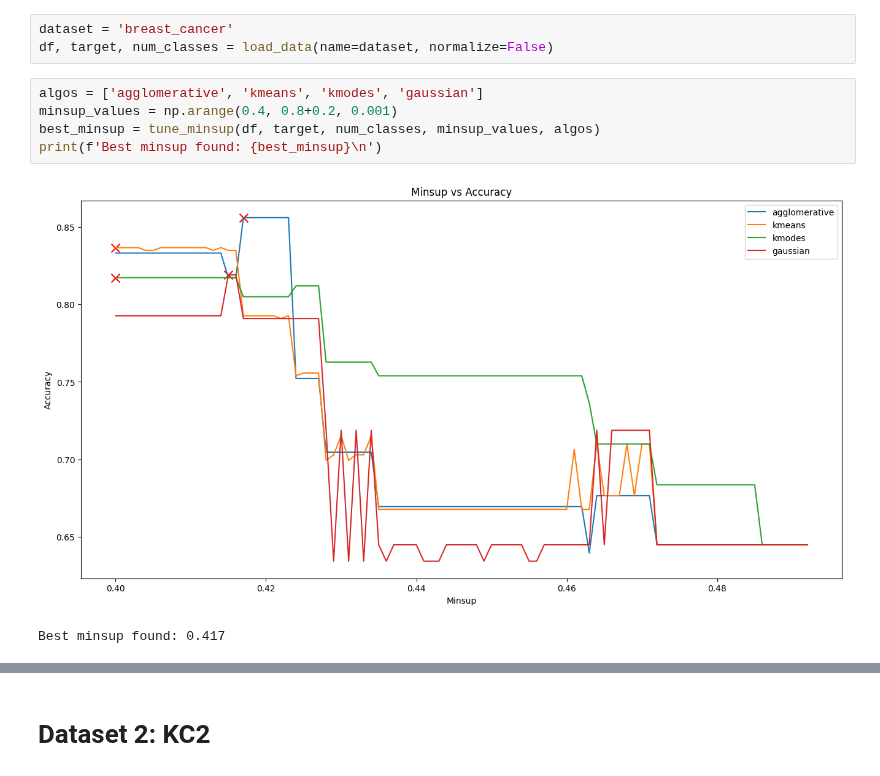
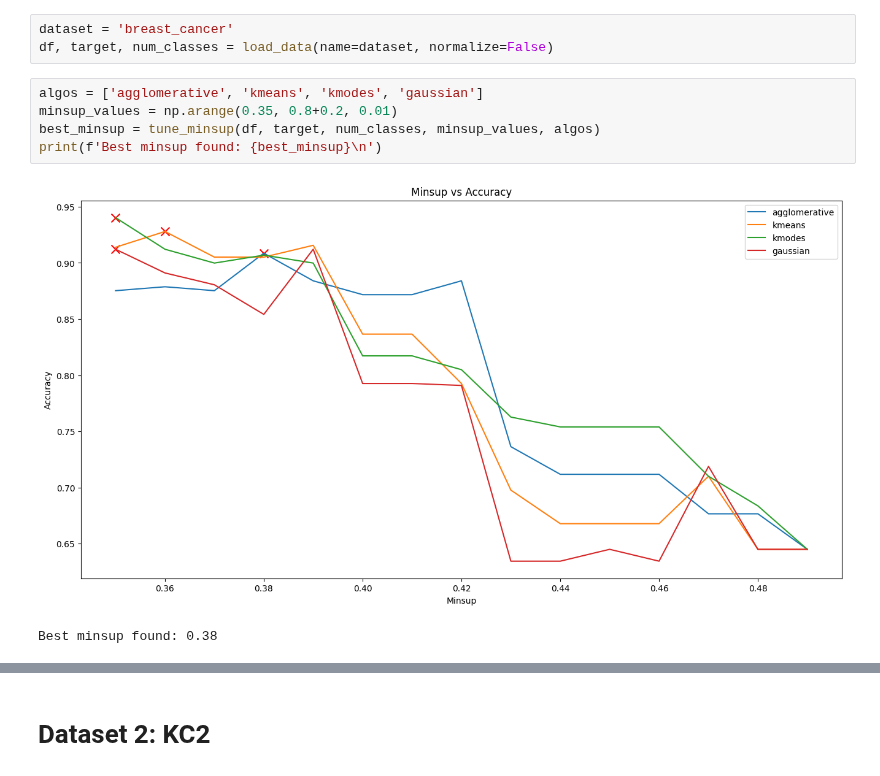
Before and after one commit to siddhantpathakk/FrequentMining, a Jupyter notebook: task4.ipynb, the cells around one changed output, grey strips where cells are left out. Saved outputs shown, nothing was run; the diff lists cells and outputs as text.

Commit message:
edit: increased minsup search

```diff
--- a/task4.ipynb
+++ b/task4.ipynb
@@ -18,12 +18,12 @@ dataset = 'breast_cancer'
 df, target, num_classes = load_data(name=dataset, normalize=False)
 # %%
 algos = ['agglomerative', 'kmeans', 'kmodes', 'gaussian']
-minsup_values = np.arange(0.4, 0.8+0.2, 0.001)
+minsup_values = np.arange(0.35, 0.8+0.2, 0.01)
 best_minsup = tune_minsup(df, target, num_classes, minsup_values, algos)
 print(f'Best minsup found: {best_minsup}\n')
 # %% [output]
-[figure, old version]
+[figure, new version]
-Best minsup found: 0.417
+Best minsup found: 0.38
 # %%
 fi = get_frequent_itemsets(df, minsup=best_minsup)
 df_new = make_cluster_df(df, fi)
```
Also changed, not shown: parts of 3 cells of this notebook.
